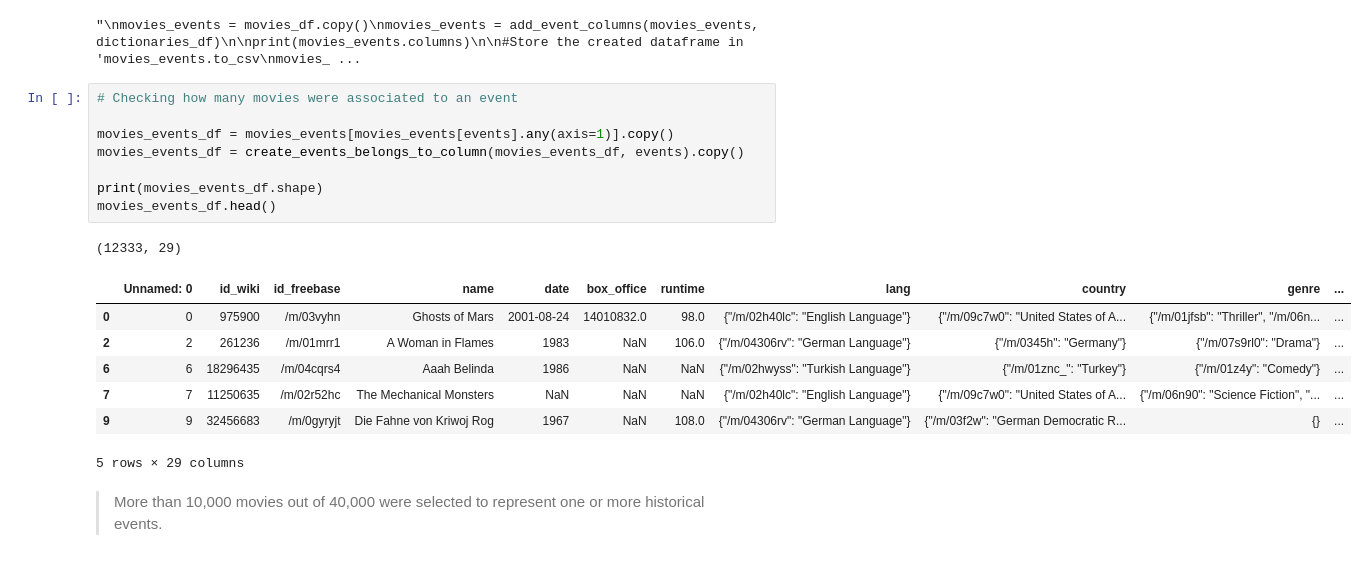
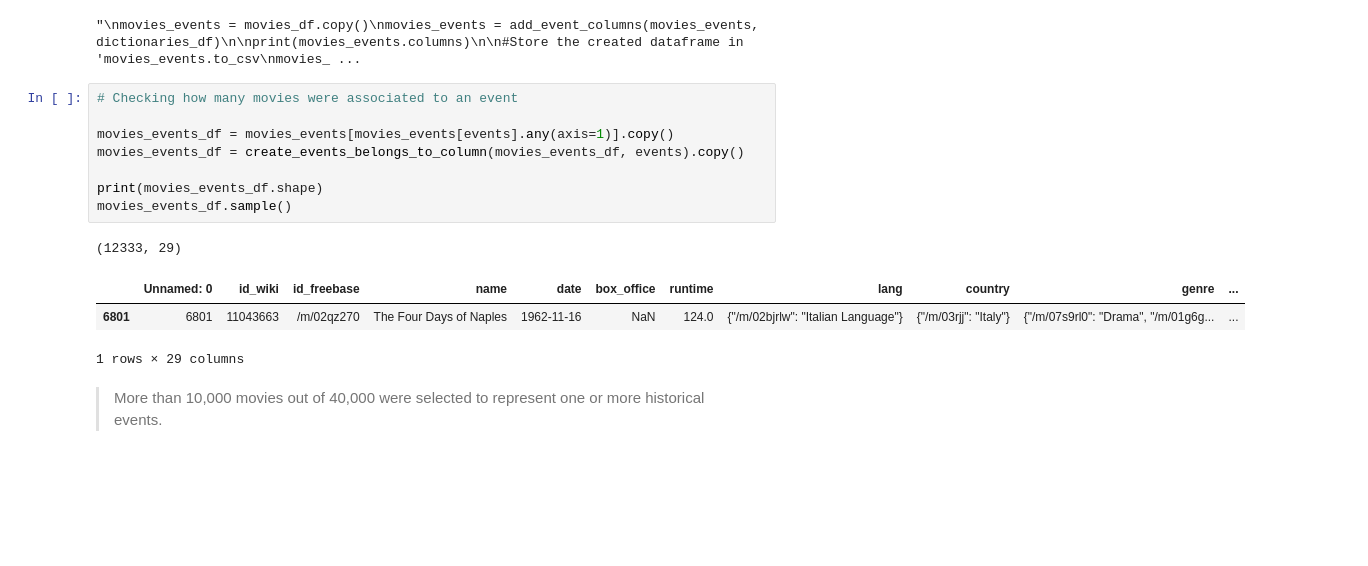
Before and after one commit to epfl-ada/ada-2023-project-onsecalme123, a Jupyter notebook: milestone2.ipynb, the cells around one changed output. Saved outputs shown, nothing was run; the diff lists cells and outputs as text; blank space fills up the shorter version.

```diff
--- a/milestone2.ipynb
+++ b/milestone2.ipynb
@@ -529,19 +534,15 @@ movies_events.to_csv('movies_with_events.csv')
 # %%
 # Checking how many movies were associated to an event
 
 movies_events_df = movies_events[movies_events[events].any(axis=1)].copy()
 movies_events_df = create_events_belongs_to_column(movies_events_df, events).copy()
 
 print(movies_events_df.shape)
-movies_events_df.head()
+movies_events_df.sample()
 # %% [output]
 (12333, 29)
 |  | Unnamed: 0 | id_wiki | id_freebase | name | date | box_office | runtime | lang | country | genre | ... |
-| 0 | 0 | 975900 | /m/03vyhn | Ghosts of Mars | 2001-08-24 | 14010832.0 | 98.0 | {"/m/02h40lc": "English Language"} | {"/m/09c7w0": "United States of A... | {"/m/01jfsb": "Thriller", "/m/06n... | ... |
-| 2 | 2 | 261236 | /m/01mrr1 | A Woman in Flames | 1983 | NaN | 106.0 | {"/m/04306rv": "German Language"} | {"/m/0345h": "Germany"} | {"/m/07s9rl0": "Drama"} | ... |
-| 6 | 6 | 18296435 | /m/04cqrs4 | Aaah Belinda | 1986 | NaN | NaN | {"/m/02hwyss": "Turkish Language"} | {"/m/01znc_": "Turkey"} | {"/m/01z4y": "Comedy"} | ... |
-| 7 | 7 | 11250635 | /m/02r52hc | The Mechanical Monsters | NaN | NaN | NaN | {"/m/02h40lc": "English Language"} | {"/m/09c7w0": "United States of A... | {"/m/06n90": "Science Fiction", "... | ... |
-| 9 | 9 | 32456683 | /m/0gyryjt | Die Fahne von Kriwoj Rog | 1967 | NaN | 108.0 | {"/m/04306rv": "German Language"} | {"/m/03f2w": "German Democratic R... | {} | ... |
+| 6801 | 6801 | 11043663 | /m/02qz270 | The Four Days of Naples | 1962-11-16 | NaN | 124.0 | {"/m/02bjrlw": "Italian Language"} | {"/m/03rjj": "Italy"} | {"/m/07s9rl0": "Drama", "/m/01g6g... | ... |
-5 rows × 29 columns
+1 rows × 29 columns
 # %% [markdown]
 >More than 10,000 movies out of 40,000 were selected to represent one or more historical events.
```
Also changed, not shown: parts of 6 cells of this notebook.
